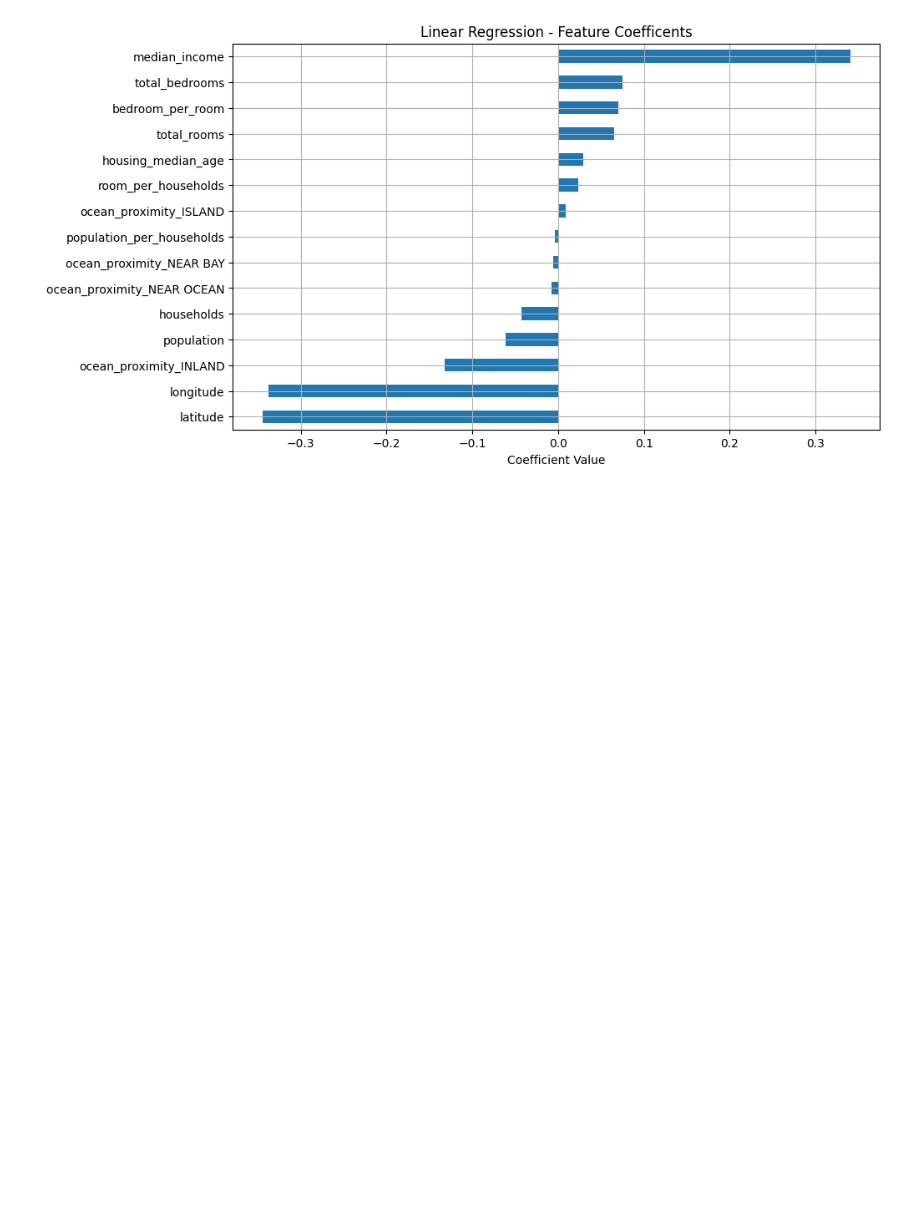
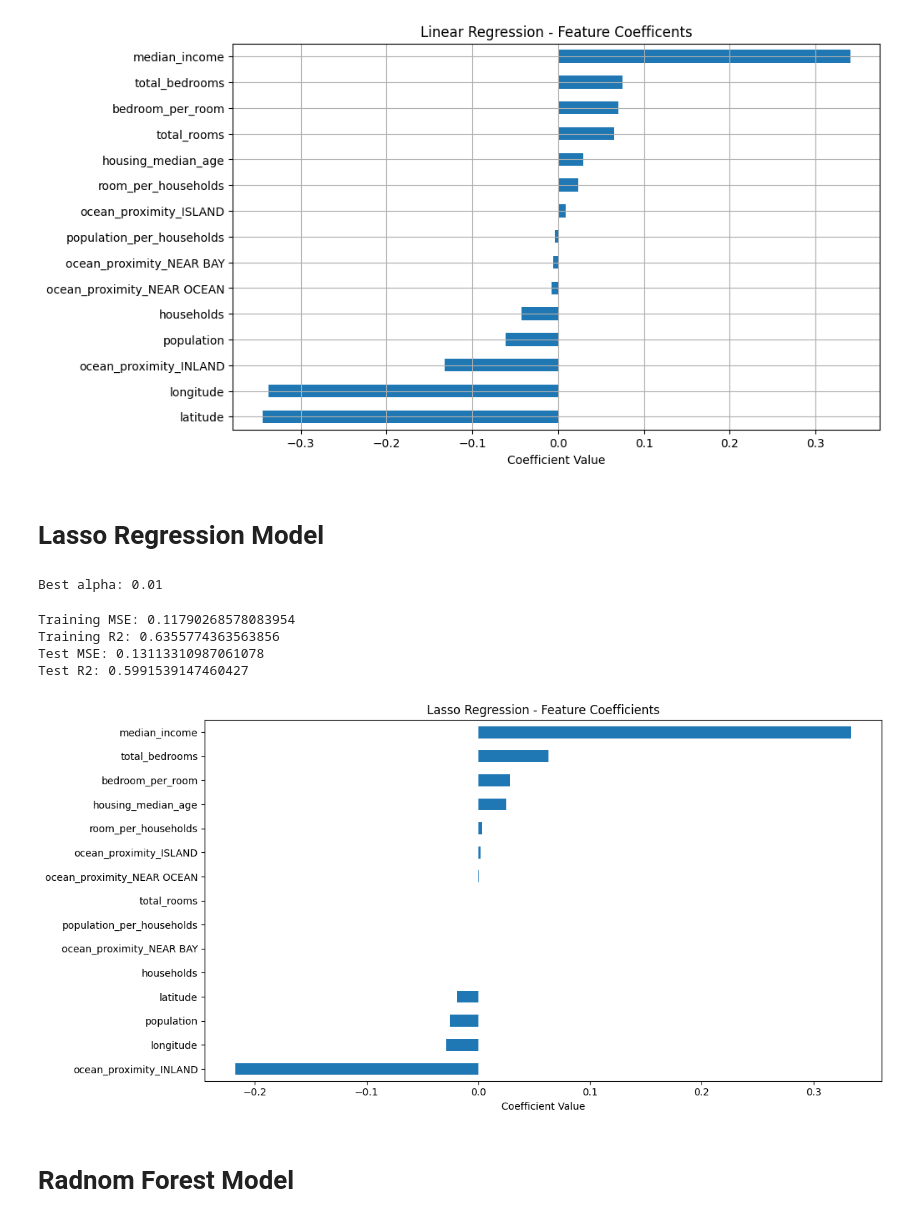
Before and after one commit to paras9o9/California-House-Pricing-Prediction, a Jupyter notebook: notebooks/HousePricingPrediction.ipynb, the cells around one changed output. Cells and saved outputs as stored; diff of their text form; code cells hidden in the pictures; blank space fills up the shorter version.

```diff
--- a/notebooks/HousePricingPrediction.ipynb
+++ b/notebooks/HousePricingPrediction.ipynb
@@ -190,3 +207,64 @@ plt.grid(True)
 plt.show()
 # %% [output]
 [figure]
+# %% [markdown]
+# Lasso Regression Model
+# %%
+from sklearn.linear_model import LassoCV
+
+# Choosing best alpha
+lasso_cv = LassoCV(alphas=[0.01, 0.05, 0.1, 0.5, 1.0], cv=5, random_state=42)
+lasso_cv.fit(X_train, y_train)
+
+print(f"Best alpha: {lasso_cv.alpha_}")
+# %% [output]
+Best alpha: 0.01
+# %%
+from sklearn.linear_model import Lasso
+from sklearn.metrics import mean_squared_error, r2_score
+
+# Initializing Lasso model with alpha
+lasso = Lasso(alpha=0.01, random_state=42)
+lasso.fit(X_train, y_train)
+
+# Prediction
+y_train_pred = lasso.predict(X_train)
+y_test_pred = lasso.predict(X_test)
+
+# Evaluate
+train_mse = mean_squared_error(y_train, y_train_pred)
+test_mse = mean_squared_error(y_test, y_test_pred)
+
+train_r2 = r2_score(y_train, y_train_pred)
+test_r2 = r2_score(y_test, y_test_pred)
+
+print(f"Training MSE: {train_mse}")
+print(f"Training R2: {train_r2}")
+print(f"Test MSE: {test_mse}")
+print(f"Test R2: {test_r2}")
+# %% [output]
+Training MSE: 0.11790268578083954
+Training R2: 0.6355774363563856
+Test MSE: 0.13113310987061078
+Test R2: 0.5991539147460427
+# %%
+import matplotlib.pyplot as plt
+import pandas as pd
+
+# Get feature names and coefficinets
+coef = pd.Series(lasso.coef_, index=x.columns)
+
+# Sort by absolute value for clearer visualization
+coef_sorted = coef.sort_values()
+
+# Plot
+plt.figure(figsize=(12, 6))
+coef_sorted.plot(kind='barh')
+plt.title('Lasso Regression - Feature Coefficients')
+plt.xlabel('Coefficient Value')
+plt.tight_layout()
+plt.show()
+# %% [output]
+[figure, added]
+# %% [markdown]
+# Radnom Forest Model
```
Also changed, not shown: parts of 13 cells of this notebook.
